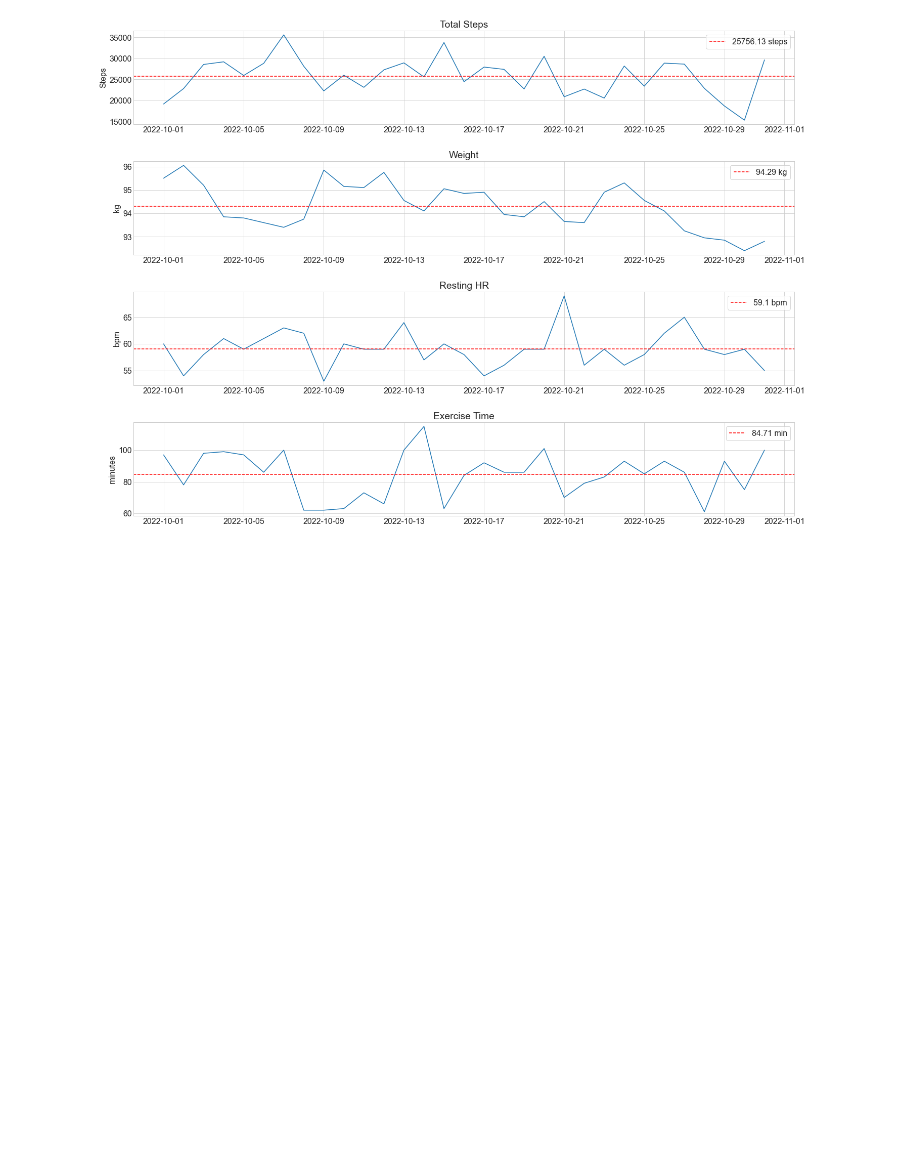
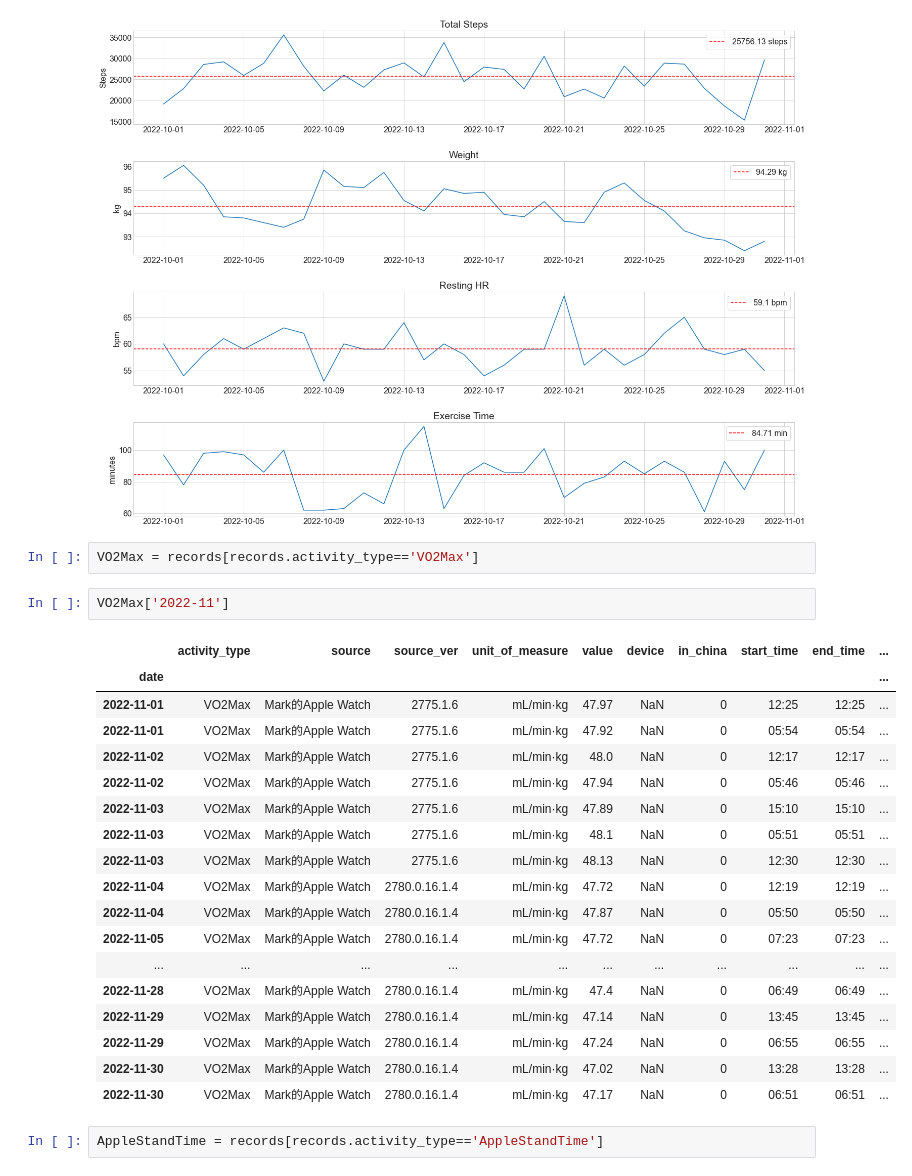
Before and after one commit to markydoug/my_apple_health, a Jupyter notebook: daily_info_explore.ipynb, the cells around one changed output. Saved outputs shown, nothing was run; the diff lists cells and outputs as text; blank space fills up the shorter version.

```diff
--- a/daily_info_explore.ipynb
+++ b/daily_info_explore.ipynb
@@ -74,3 +32,28 @@ reload(e)
 e.show_daily_viz(daily_info, year=2022, month=10)
 # %% [output]
 [figure]
+# %%
+VO2Max = records[records.activity_type=='VO2Max']
+# %%
+VO2Max['2022-11']
+# %% [output]
+|  | activity_type | source | source_ver | unit_of_measure | value | device | in_china | start_time | end_time | ... |
+| date |  |  |  |  |  |  |  |  |  | ... |
+| 2022-11-01 | VO2Max | Mark的Apple Watch | 2775.1.6 | mL/min·kg | 47.97 | NaN | 0 | 12:25 | 12:25 | ... |
+| 2022-11-01 | VO2Max | Mark的Apple Watch | 2775.1.6 | mL/min·kg | 47.92 | NaN | 0 | 05:54 | 05:54 | ... |
+| 2022-11-02 | VO2Max | Mark的Apple Watch | 2775.1.6 | mL/min·kg | 48.0 | NaN | 0 | 12:17 | 12:17 | ... |
+| 2022-11-02 | VO2Max | Mark的Apple Watch | 2775.1.6 | mL/min·kg | 47.94 | NaN | 0 | 05:46 | 05:46 | ... |
+| 2022-11-03 | VO2Max | Mark的Apple Watch | 2775.1.6 | mL/min·kg | 47.89 | NaN | 0 | 15:10 | 15:10 | ... |
+| 2022-11-03 | VO2Max | Mark的Apple Watch | 2775.1.6 | mL/min·kg | 48.1 | NaN | 0 | 05:51 | 05:51 | ... |
+| 2022-11-03 | VO2Max | Mark的Apple Watch | 2775.1.6 | mL/min·kg | 48.13 | NaN | 0 | 12:30 | 12:30 | ... |
+| 2022-11-04 | VO2Max | Mark的Apple Watch | 2780.0.16.1.4 | mL/min·kg | 47.72 | NaN | 0 | 12:19 | 12:19 | ... |
+| 2022-11-04 | VO2Max | Mark的Apple Watch | 2780.0.16.1.4 | mL/min·kg | 47.87 | NaN | 0 | 05:50 | 05:50 | ... |
+| 2022-11-05 | VO2Max | Mark的Apple Watch | 2780.0.16.1.4 | mL/min·kg | 47.72 | NaN | 0 | 07:23 | 07:23 | ... |
+| ... | ... | ... | ... | ... | ... | ... | ... | ... | ... | ... |
+| 2022-11-28 | VO2Max | Mark的Apple Watch | 2780.0.16.1.4 | mL/min·kg | 47.4 | NaN | 0 | 06:49 | 06:49 | ... |
+| 2022-11-29 | VO2Max | Mark的Apple Watch | 2780.0.16.1.4 | mL/min·kg | 47.14 | NaN | 0 | 13:45 | 13:45 | ... |
+| 2022-11-29 | VO2Max | Mark的Apple Watch | 2780.0.16.1.4 | mL/min·kg | 47.24 | NaN | 0 | 06:55 | 06:55 | ... |
+| 2022-11-30 | VO2Max | Mark的Apple Watch | 2780.0.16.1.4 | mL/min·kg | 47.02 | NaN | 0 | 13:28 | 13:28 | ... |
+| 2022-11-30 | VO2Max | Mark的Apple Watch | 2780.0.16.1.4 | mL/min·kg | 47.17 | NaN | 0 | 06:51 | 06:51 | ... |
+# %%
+AppleStandTime = records[records.activity_type=='AppleStandTime']
```
Also changed, not shown: parts of 13 cells of this notebook.
